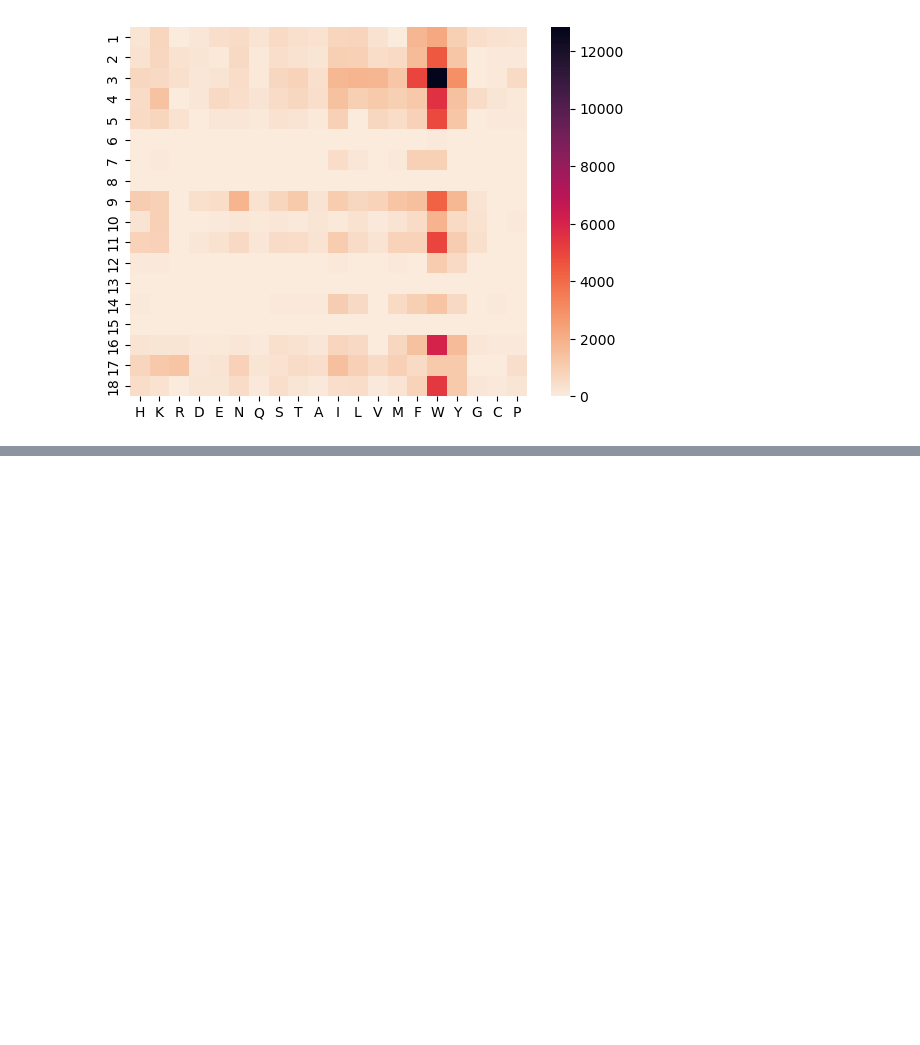
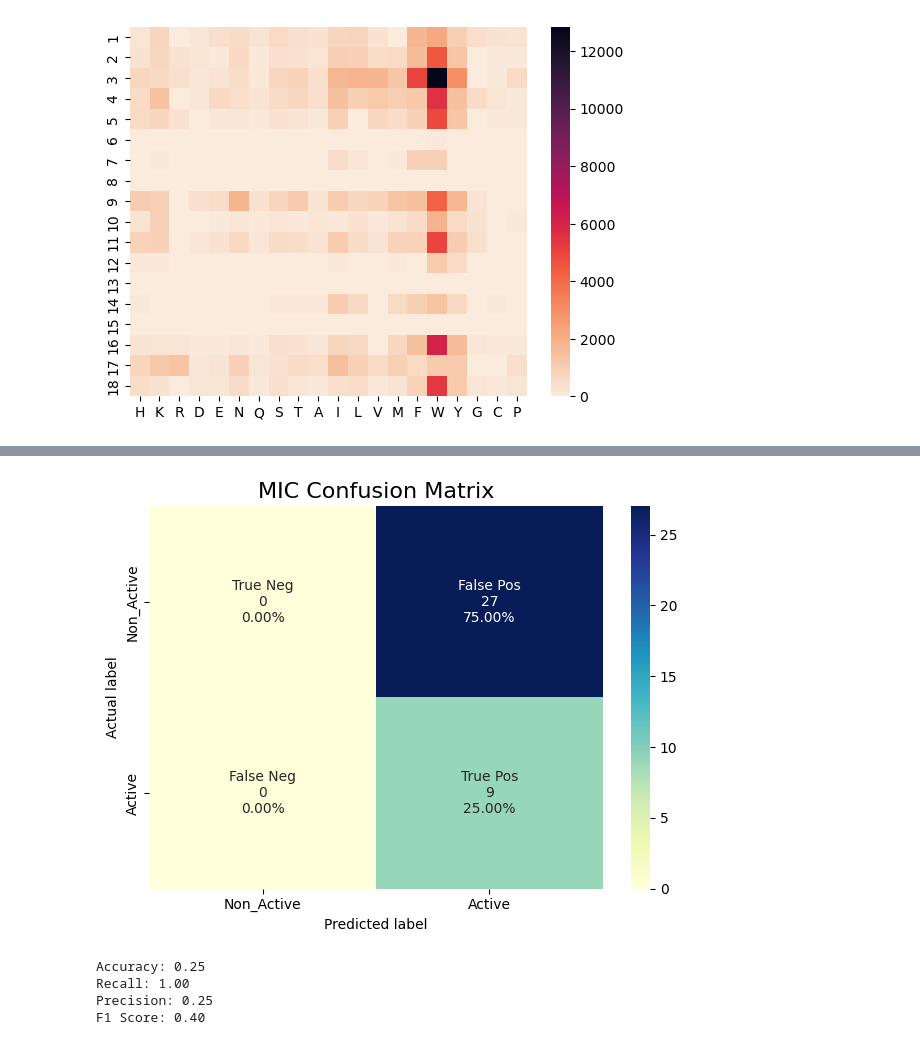
Before and after one commit to ziul-bio/DMS_ML_AMP, a Jupyter notebook: 07_AMP_predictions.ipynb, the cells around one changed output, grey strips where cells are left out. Cells and saved outputs as stored; diff of their text form; code cells hidden in the pictures; blank space fills up the shorter version.

```diff
--- a/07_AMP_predictions.ipynb
+++ b/07_AMP_predictions.ipynb
@@ -827,0 +853,4 @@ sns.heatmap(mtx.T, cmap="rocket_r")
+# %%
+# lOAD the file
+predictions = pd.read_csv('results/predictions_MIC_SEL_HEMO_models_PG1_1-3mut.csv.gz', compression='gzip')
+predictions
@@ -827,0 +1025,13 @@ sns.heatmap(mtx.T, cmap="rocket_r")
+# %%
+# This function wil convert the undefined MIC values or MIC > 8 to 0.
+def convert_mic(mic_value):
+    if type(mic_value) == str and mic_value.startswith('>'):
+        return 0
+    elif float(mic_value) > 8:
+        return 0
+    else:
+        return 1
+# %%
+# Load meta data
+data['MIC'] = [convert_mic(x) for x in data['MIC MH']]
+data
@@ -827,0 +1056,41 @@ sns.heatmap(mtx.T, cmap="rocket_r")
+# %%
+#confusion_matrix,
+mic_true = data['MIC']
+mic_pred = [1 if x==100 else 0 for x in data['MBC_8_prob'] ]
+
+conf_m = metrics.confusion_matrix(mic_true, mic_pred)
+
+group_names = ['True Neg','False Pos','False Neg','True Pos']
+
+group_counts = ["{0:0.0f}".format(value) for value in conf_m.flatten()]
+
+group_percentages = ["{0:.2%}".format(value) for value in conf_m.flatten()/np.sum(conf_m)]
+
+labels = [f"{v1}\n{v2}\n{v3}" for v1, v2, v3 in zip(group_names,group_counts,group_percentages)]
+
+labels = np.asarray(labels).reshape(2,2)
+
+
+labelsx = ['Non_Active', 'Active']
+sns.heatmap(conf_m, annot=labels, fmt='', cmap="YlGnBu", yticklabels=labelsx, xticklabels=labelsx)
+plt.title('MIC Confusion Matrix', fontsize=16)
+plt.ylabel('Actual label')
+plt.xlabel('Predicted label')
+plt.tight_layout()
+# %% [output]
+[figure, added]
+# %%
+accuracy = metrics.accuracy_score(mic_true, mic_pred)
+recall = metrics.recall_score(mic_true, mic_pred)
+precision = metrics.precision_score(mic_true, mic_pred)
+f1_score = metrics.f1_score(mic_true, mic_pred)
+
+print(f'Accuracy: {accuracy:.2f}')
+print(f'Recall: {recall:.2f}')
+print(f'Precision: {precision:.2f}')
+print(f'F1 Score: {f1_score:.2f}')
+# %% [output]
+Accuracy: 0.25
+Recall: 1.00
+Precision: 0.25
+F1 Score: 0.40
```
Also changed, not shown: parts of 14 cells of this notebook, 8 other files.
